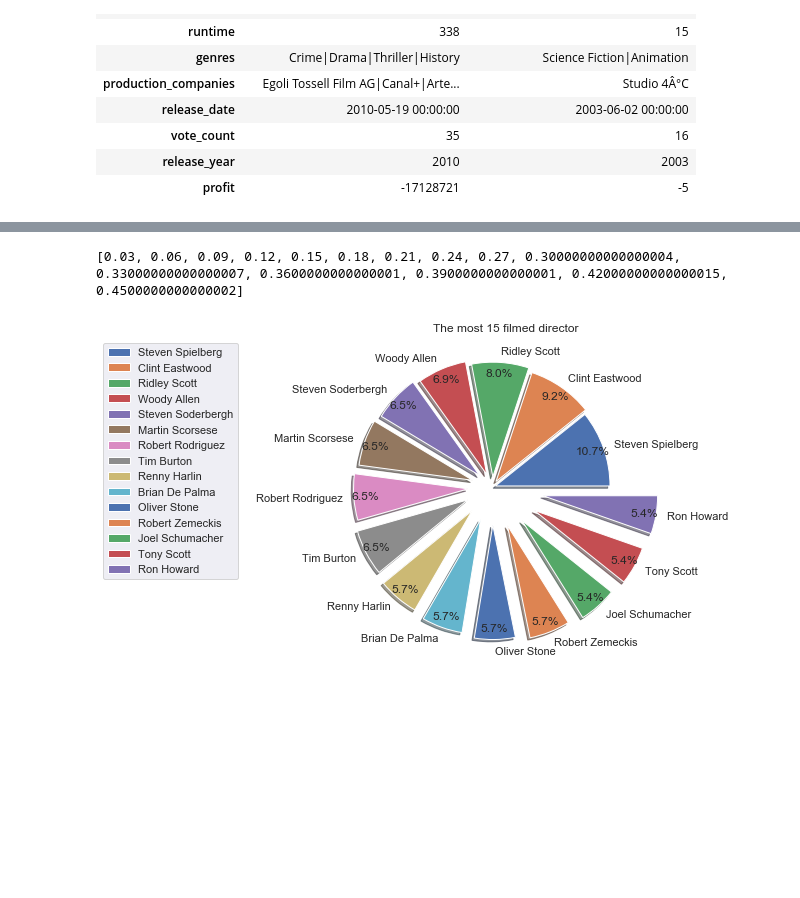
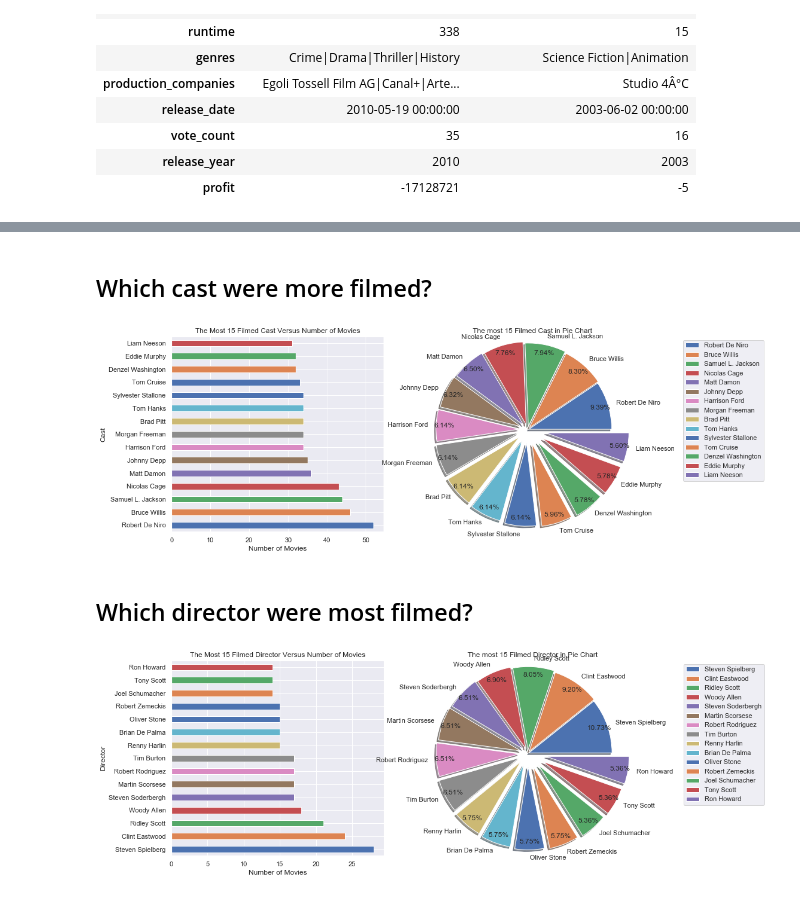
Before and after one commit to aysbt/Data_Cleaning, a Jupyter notebook: TMDb_Movies_Dataset.ipynb, the cells around one changed output, grey strips where cells are left out. Drawn from its saved outputs; the diff is of its cells as text; code cells hidden in the pictures; blank space fills up the shorter version.

```diff
--- a/TMDb_Movies_Dataset.ipynb
+++ b/TMDb_Movies_Dataset.ipynb
@@ -372,5 +362,5 @@ top_10('runtime')
 # %%
-def split_count_data(col_name, size=18):
+def split_count_data(col_name, size=15):
     ##function which will take any column as argument from which data is need to be extracted and keep track of count
     #take a given column, and separate the string by '|'
     data = df[col_name].str.cat(sep='|')
@@ -379,18 +369,32 @@ def split_count_data(col_name, size=18):
     #Let's count the most frequenties values for given column
     count = data.value_counts(ascending=False)
     count_size = count.head(size)
-    fig = plt.figure(figsize=(6, 6))
-
+    #Setting axis name for multiple names
+    if (col_name == 'production_companies'):
+        sp = col_name.split('_')
+        axis_name = sp[0].capitalize()+' '+ sp[1].capitalize()
+    else:
+        axis_name = col_name.capitalize()
+    fig = plt.figure(figsize=(14, 6))
+    #set the subplot
+    gs = gridspec.GridSpec(1,2, width_ratios=[2,2])
+    #count of given column on the bar plot
+    ax0 = plt.subplot(gs[0])
+    count_size.plot.barh()
+    plt.xlabel('Number of Movies')
+    plt.ylabel(axis_name)
+    plt.title('The Most '+str(size)+' Filmed ' +axis_name+' Versus Number of Movies')
+    ax = plt.subplot(gs[1])
+    #setting the explode to adjust the pei chart explode variable to any given size
     explode = []
     total = 0
     for i in range(size):
-         total = total + 0.03
+         total = total + 0.015
          explode.append(total)
-
-    print(explode)
-    ax = count_size.plot.pie(autopct='%1.1f%%', shadow=True, startangle=0, pctdistance=0.9, explode=explode)
-    plt.title('The most '+str(size)+' filmed ' +col_name)
+    #pie chart for given size and given column
+    ax = count_size.plot.pie(autopct='%1.2f%%', shadow=True, startangle=0, pctdistance=0.9, explode=explode)
+    plt.title('The most '+str(size)+' Filmed ' +axis_name+ ' in Pie Chart')
     plt.xlabel('')
     plt.ylabel('')
     plt.axis('equal')
-    plt.legend(loc=9, bbox_to_anchor=(-0.5, 1))
+    plt.legend(loc=9, bbox_to_anchor=(1.4, 1))
@@ -397,5 +407,12 @@ def split_count_data(col_name, size=18):
+# %% [markdown]
+## Which cast were more filmed?
+# %%
+split_count_data('cast')
+# %% [output]
+[figure, added]
+# %% [markdown]
+## Which director were most filmed?
 # %%
-split_count_data('director', size=15)
+split_count_data('director')
 # %% [output]
-[0.03, 0.06, 0.09, 0.12, 0.15, 0.18, 0.21, 0.24, 0.27, 0.30000000000000004, 0.33000000000000007, 0.3600000000000001, 0.3900000000000001, 0.42000000000000015, 0.4500000000000002]
-[figure, old version]
+[figure, new version]
```
Also changed, not shown: parts of 14 cells of this notebook.
